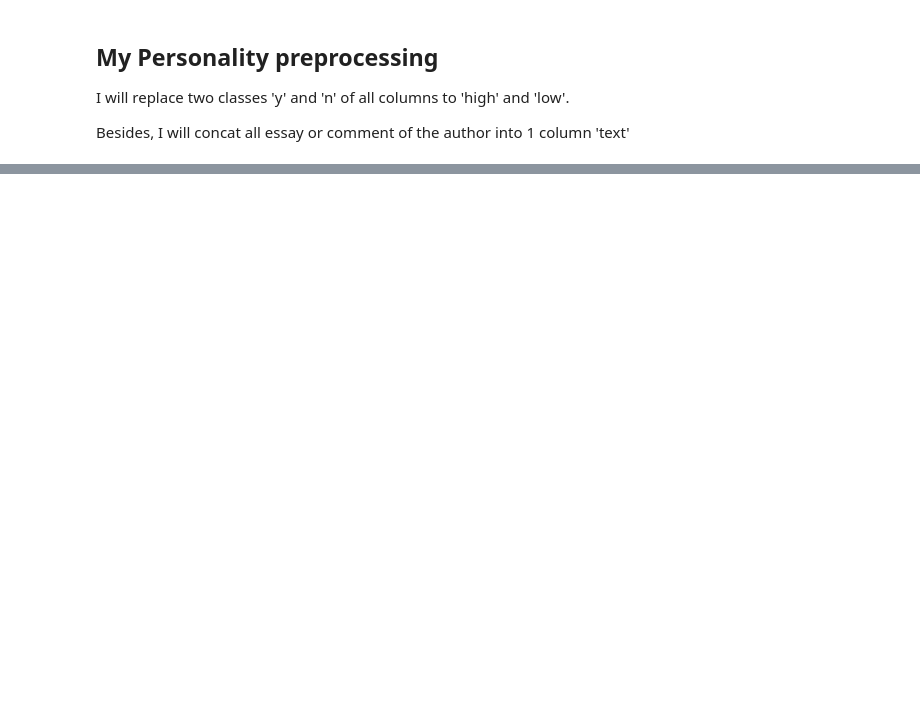
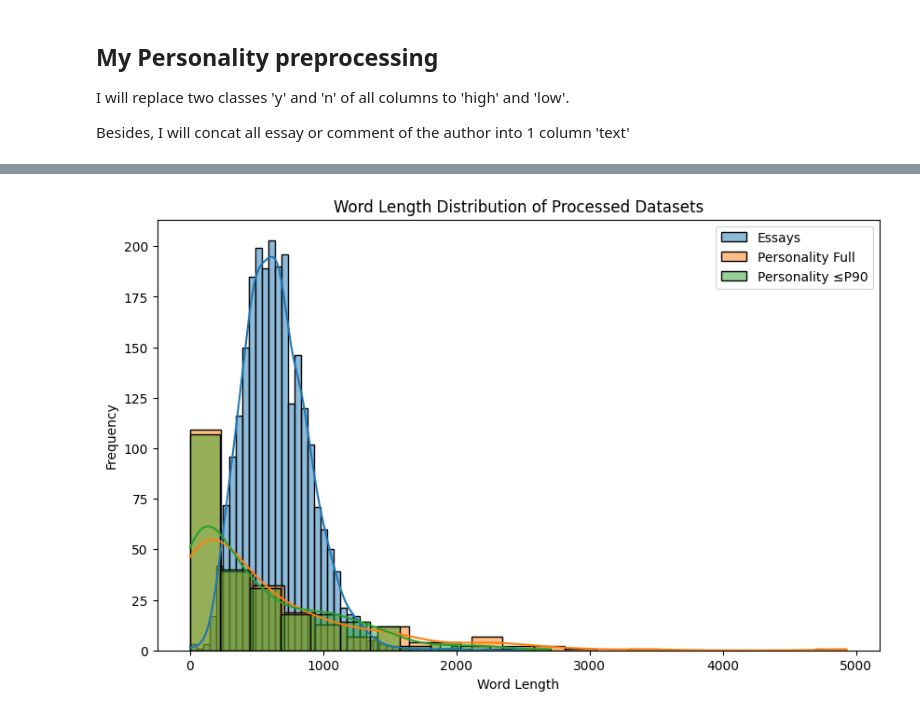
Before and after one commit to mtrung12/PADO-re-implemenation, a Jupyter notebook: data/data_prepocessing.ipynb, the cells around one changed output, grey strips where cells are left out. Drawn from its saved outputs; the diff is of its cells as text; code cells hidden in the pictures; blank space fills up the shorter version.

```diff
--- a/data/data_prepocessing.ipynb
+++ b/data/data_prepocessing.ipynb
@@ -28,0 +6,11 @@ personality.head(10)
+# %%
+# Count number of statuses per user
+status_counts = personality.groupby('#AUTHID').size().reset_index(name='num_status')
+
+# Compute 90th percentile
+p90_threshold = status_counts['num_status'].quantile(0.90)
+
+print("P90 threshold:", p90_threshold)
+
+# Users <= p90
+valid_users = status_counts[status_counts['num_status'] <= p90_threshold]['#AUTHID']
@@ -75,6 +89,8 @@ def transform_label(df):
         df[trait] = df[trait].map({'y' : 'high', 'n' : 'low'})
 
 transform_label(essay1)
-transform_label(personality1)
-personality1.drop(columns=['#AUTHID'], inplace=True)
-personality1.head()
+transform_label(personality_full)
+transform_label(personality_p90)
+
+personality_full.drop(columns=['#AUTHID'], inplace=True)
+personality_p90.drop(columns=['#AUTHID'], inplace=True)
@@ -96,0 +119,8 @@ print(len(personality1))
+# %%
+def add_word_length(df):
+    df['word_len'] = df['text'].apply(lambda x: len(str(x).split()))
+    return df
+
+essay1 = add_word_length(essay1)
+personality_full = add_word_length(personality_full)
+personality_p90 = add_word_length(personality_p90)
@@ -96,0 +156,18 @@ print(len(personality1))
+# %%
+import matplotlib.pyplot as plt
+import seaborn as sns
+
+plt.figure(figsize=(10,6))
+
+sns.histplot(essay1['word_len'], label='Essays', kde=True)
+sns.histplot(personality_full['word_len'], label='Personality Full', kde=True)
+sns.histplot(personality_p90['word_len'], label='Personality ≤P90', kde=True)
+
+plt.xlabel("Word Length")
+plt.ylabel("Frequency")
+plt.title("Word Length Distribution of Processed Datasets")
+plt.legend()
+
+plt.show()
+# %% [output]
+[figure, added]
```
Also changed, not shown: parts of 11 cells of this notebook, 10 other files.
